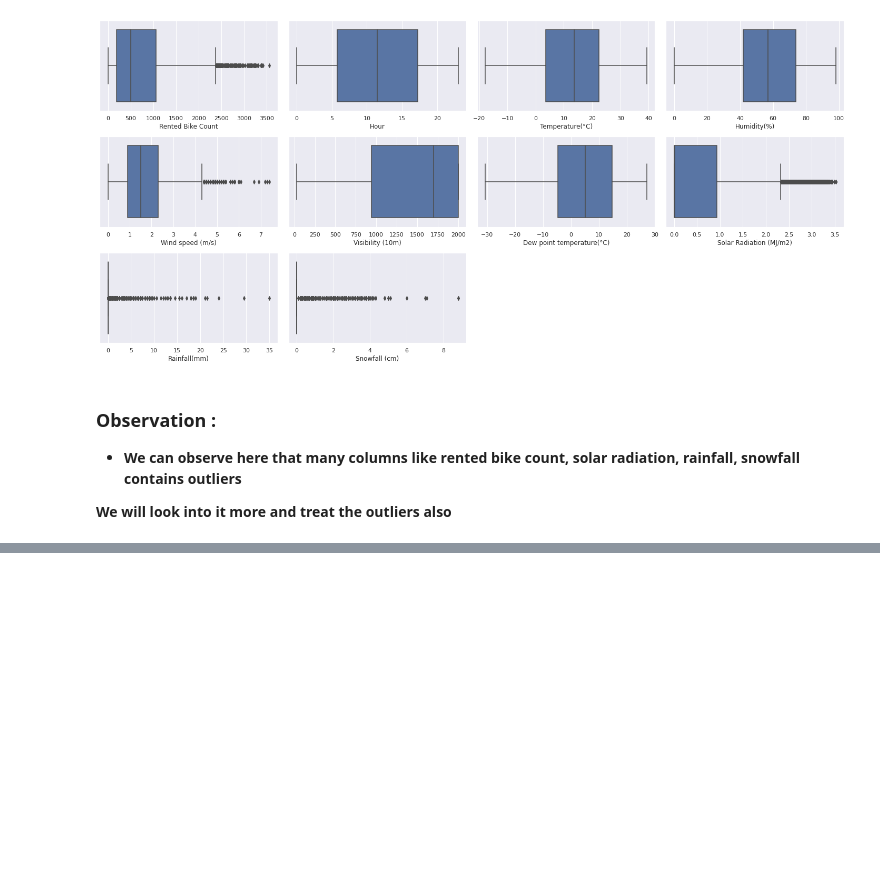
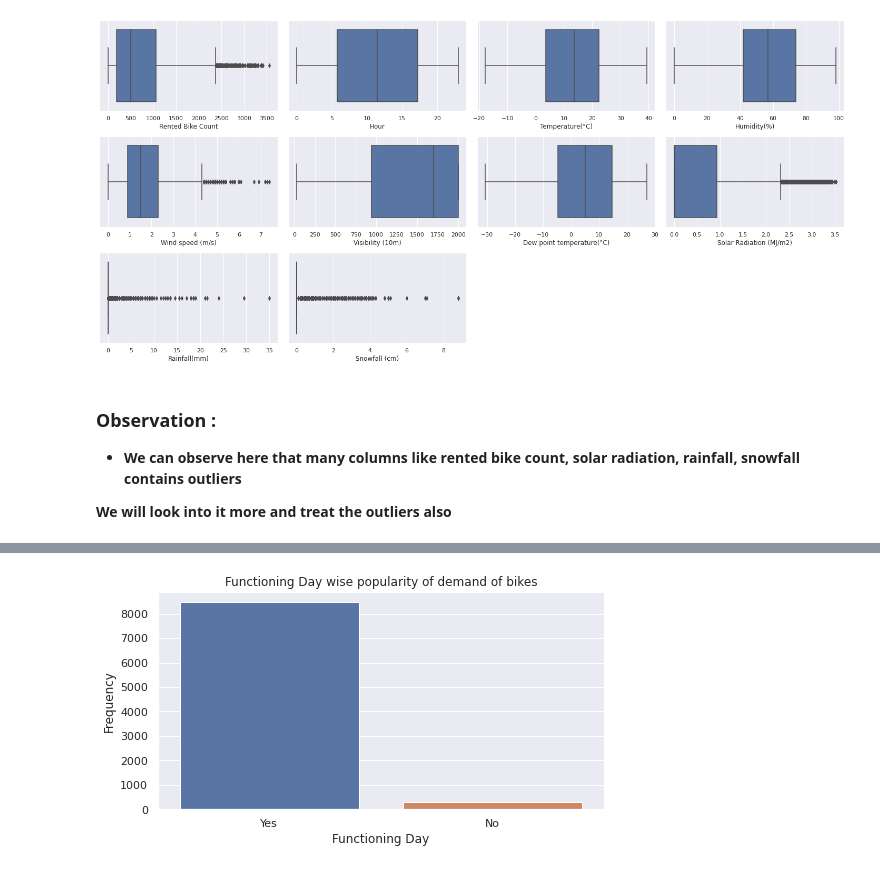
Before and after one commit to Vrishali04/Bike_sharing_demand_sharing_Regression_capstone_project, a Jupyter notebook: Bike_sharing_demand_prediction_regression_capstone_project_final.ipynb, the cells around one changed output, grey strips where cells are left out. Cells and saved outputs as stored; diff of their text form; code cells hidden in the pictures; blank space fills up the shorter version.

```diff
--- a/Bike_sharing_demand_prediction_regression_capstone_project_final.ipynb
+++ b/Bike_sharing_demand_prediction_regression_capstone_project_final.ipynb
@@ -318,0 +360,13 @@ for column in num_cols:
+# %%
+# ploting it using seaborn countplot
+plt.figure(figsize = (8,4))
+plt.title('Functioning Day wise popularity of demand of bikes')
+
+sns.countplot(df['Functioning Day'])
+
+plt.xlabel('Functioning Day')
+plt.ylabel('Frequency')
+
+plt.show()
+# %% [output]
+[figure, added]
```
Also changed, not shown: parts of 17 cells of this notebook.
